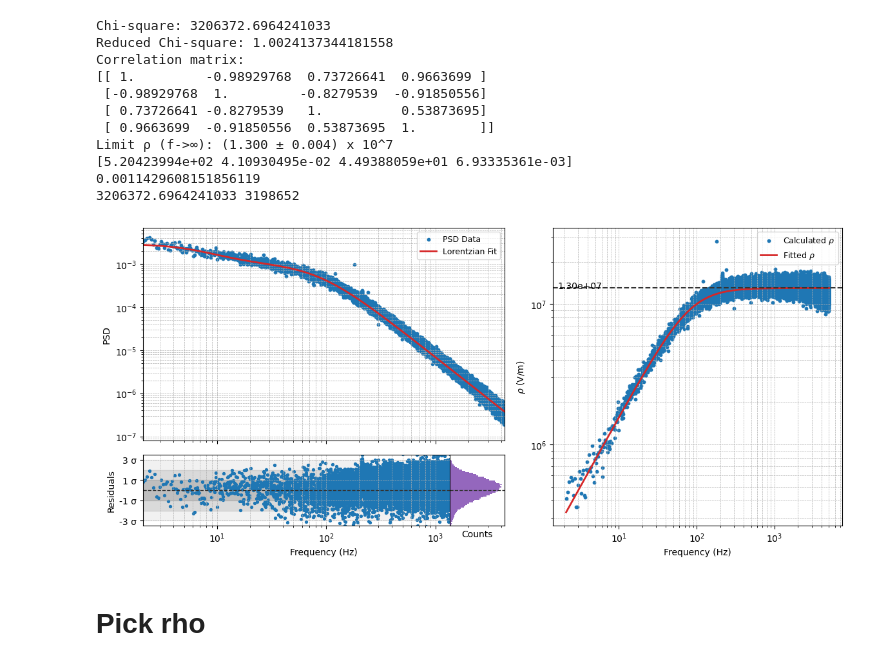
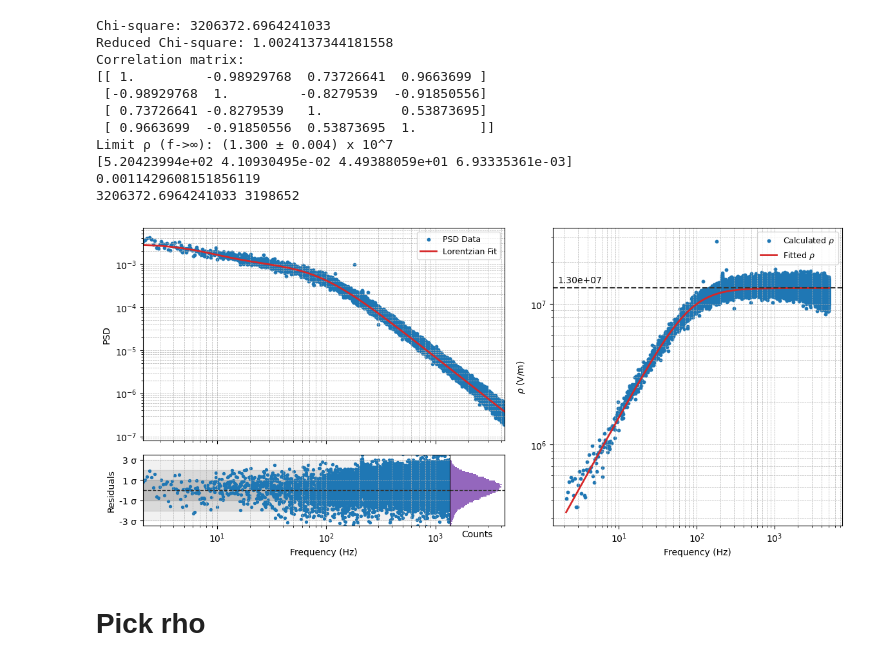
Before and after one commit to noah-silverberg/382L-Optical-Tweezer, a Jupyter notebook: rho.ipynb, the cells around one changed output. Saved outputs shown, nothing was run; the diff lists cells and outputs as text; code cells hidden in the pictures.

Commit message:
Fixed text positioning on rho graph

```diff
--- a/rho.ipynb
+++ b/rho.ipynb
@@ -1135,35 +1135,35 @@ ax_hist = fig.add_axes([hist_left, hist_bottom, hist_width, hist_height])
 ax_hist.set_ylim(ax_res.get_ylim())
 ax_hist.hist(std_resid, bins=100, orientation='horizontal', color='tab:purple')
 ax_hist.axhline(0, color='0.2', linestyle='--', linewidth=1)
 ax_hist.tick_params(left=False, labelleft=False,
                     bottom=False, labelbottom=False)
 ax_hist.set_xlabel('Counts')
 ax_hist.spines['top'].set_color('black')
 ax_hist.spines['right'].set_color('black')
 ax_hist.spines['bottom'].set_color('black')
 ax_hist.spines['left'].set_color('black')
 
 # --- 5) rho(f) on the right ---
 # ax_rho.fill_between(freqs[mask],
 #                     rho_raw - rho_raw_err,
 #                     rho_raw + rho_raw_err,
 #                     color='gray', alpha=0.3, label=r'$\rho\pm\sigma$')
 ax_rho.scatter(freqs[mask], rho_raw, s=10, color='tab:blue', label=r'Calculated $\rho$')
 ax_rho.plot(freqs[mask], rho_fit, lw=2, color='tab:red', label=r'Fitted $\rho$')
 ax_rho.axhline(rho_limit, color='0.2', ls='--')
-ax_rho.text(0.17, 0.82, f'{rho_limit:.2e}',
+ax_rho.text(0.17, 0.84, f'{rho_limit:.2e}',
             transform=ax_rho.transAxes,
             va='top', ha='right')
 ax_rho.set_xscale('log')
 ax_rho.set_yscale('log')
 ax_rho.set_xlabel('Frequency (Hz)')
 ax_rho.set_ylabel(r'$\rho\ (\mathrm{V/m})$')
 ax_rho.legend(fontsize=9)
 ax_rho.grid(True, which='both', ls='--', lw=0.5)
 
 plt.show()
 # %% [output]
-[figure, old version]
+[figure, new version]
 # %% [markdown]
 # Pick rho
 # %%
```
